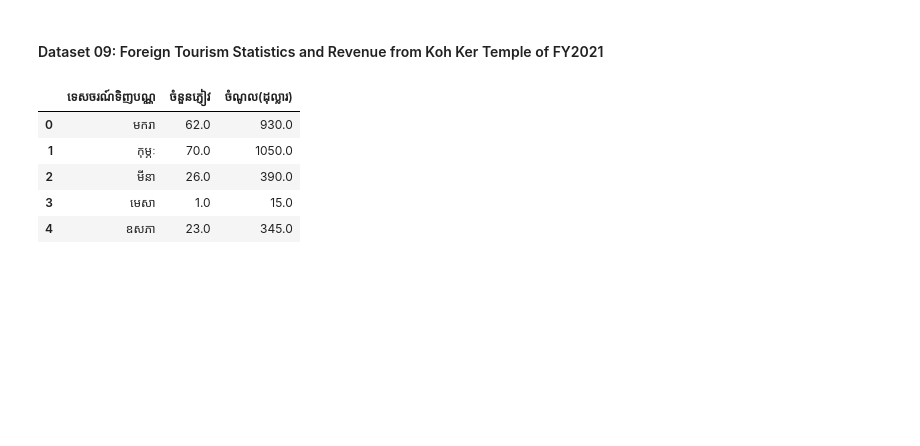
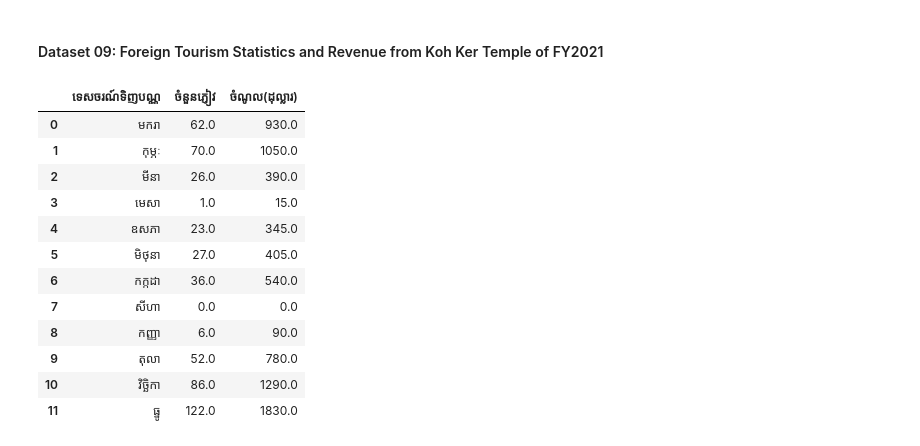
Before and after one commit to KrySenghort/Data-Cleaning-Data-EF, a Jupyter notebook: Code-02.ipynb, the cells around one changed output. Cells and saved outputs as stored; diff of their text form; code cells hidden in the pictures; blank space fills up the shorter version.

```diff
--- a/Code-02.ipynb
+++ b/Code-02.ipynb
@@ -242,19 +242,41 @@ df_normalized
 #### Dataset 09: Foreign Tourism Statistics and Revenue from Koh Ker Temple of FY2021
 # %%
 import requests
+import pandas as pd
 
-url = "https://data.mef.gov.kh/api/v1/public-datasets/pd_6768c749255e6c0001248280/json?page=1&page_size=1000"
-data09 = response.json()
+all_items = []
 
-# Extract the 'items' list
-items = data09['items']
-df = pd.DataFrame(items)
-df = df.drop(columns=['row_number'])
-df.head()
+# Loop through all 146 pages
+for page in range(1, 2):
+    url = f"https://data.mef.gov.kh/api/v1/public-datasets/pd_6768c749255e6c0001248280/json?page={page}&page_size=100"
+    response = requests.get(url)
+
+    if response.status_code == 200:
+        data = response.json()
+        items = data.get('items', [])
+        all_items.extend(items)
+    else:
+        print(f"Failed to fetch page {page}")
+
+# Create DataFrame from all items
+df09 = pd.DataFrame(all_items)
+
+# Drop 'row_number' column if it exists
+if 'row_number' in df09.columns:
+    df09 = df09.drop(columns=['row_number'])
+
+df09
 # %% [output]
 |  | ទេសចរណ៍ទិញបណ្ណ | ចំនួនភ្ញៀវ | ចំណូល(ដុល្លារ) |
 | 0 | មករា | 62.0 | 930.0 |
 | 1 | កុម្ភៈ | 70.0 | 1050.0 |
 | 2 | មីនា | 26.0 | 390.0 |
 | 3 | មេសា | 1.0 | 15.0 |
 | 4 | ឧសភា | 23.0 | 345.0 |
+| 5 | មិថុនា | 27.0 | 405.0 |
+| 6 | កក្កដា | 36.0 | 540.0 |
+| 7 | សីហា | 0.0 | 0.0 |
+| 8 | កញ្ញា | 6.0 | 90.0 |
+| 9 | តុលា | 52.0 | 780.0 |
+| 10 | វិច្ឆិកា | 86.0 | 1290.0 |
+| 11 | ធ្នូ | 122.0 | 1830.0 |
```
Also changed, not shown: parts of 4 cells of this notebook.
